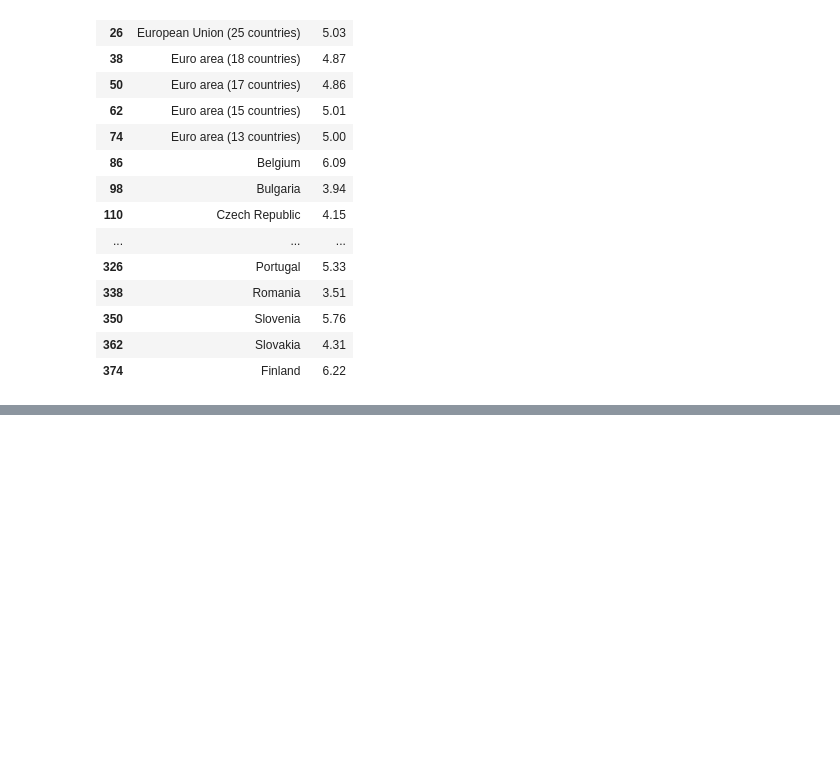
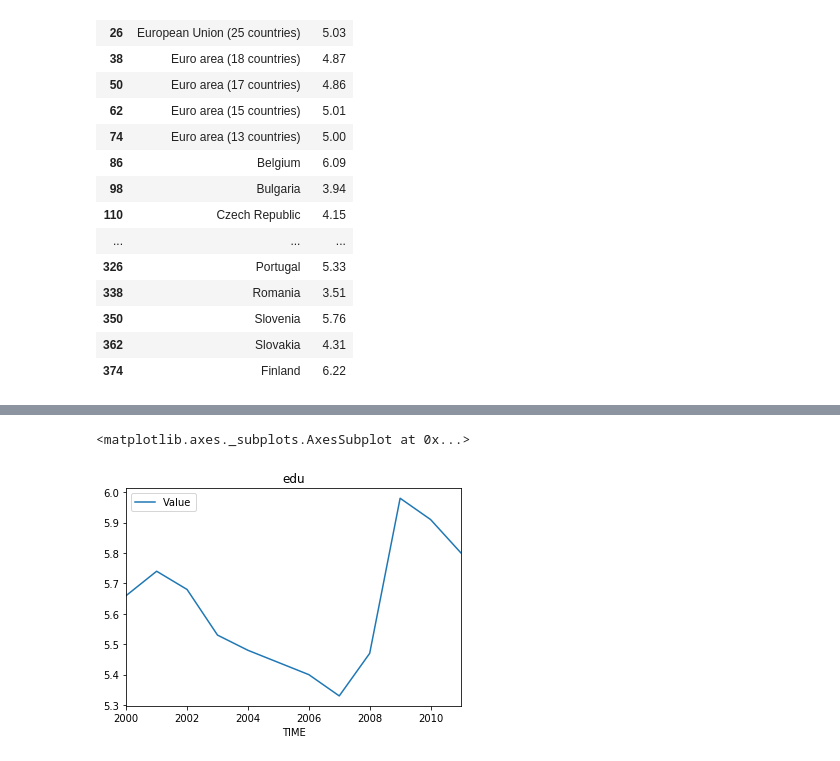
Before and after one commit to danielmichaelcicala/Math2212_Cicala, a Jupyter notebook: Eurostat/M1_Eurostat.ipynb, the cells around one changed output, grey strips where cells are left out. Cells and saved outputs as stored; diff of their text form; code cells hidden in the pictures; blank space fills up the shorter version.

```diff
--- a/Eurostat/M1_Eurostat.ipynb
+++ b/Eurostat/M1_Eurostat.ipynb
@@ -437,0 +760,9 @@ edu[ ( edu['Value'].notnull() ) | ( edu['GEO'].notnull() ) ]
+# %%
+# here's a line plot
+
+edu_austria = edu[ edu['GEO'] == 'Austria' ]
+
+edu_austria.plot(x = 'TIME', y = 'Value', kind = 'line', title = 'edu')
+# %% [output]
+<matplotlib.axes._subplots.AxesSubplot at 0x...>
+[figure, added]
```
Also changed, not shown: parts of 49 cells of this notebook, 4 other files.
